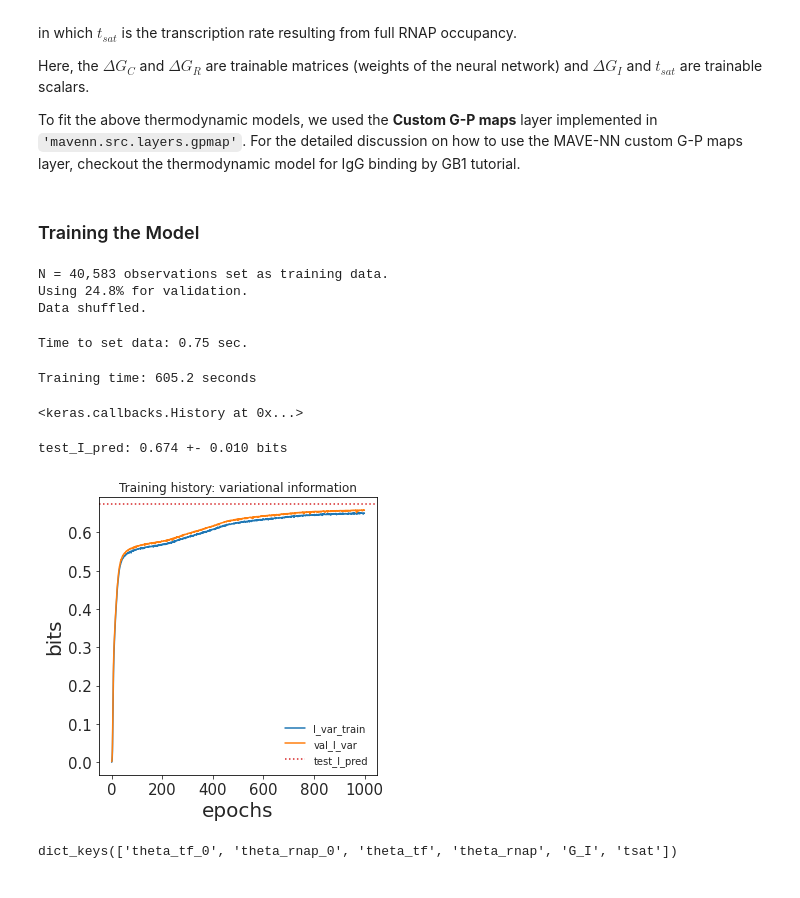
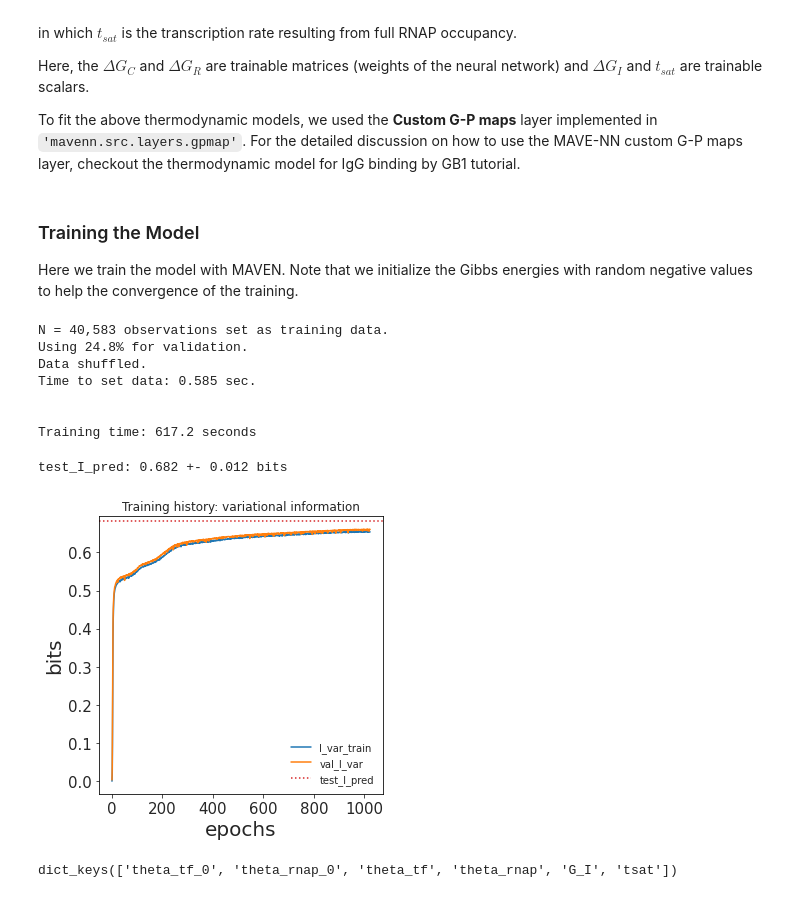
Before and after one commit to jbkinney/mavenn, a Jupyter notebook: docs/tutorials/5_promoter_biophysical_gpmaps.ipynb, the cells around one changed output. Saved outputs shown, nothing was run; the diff lists cells and outputs as text; code cells hidden in the pictures.

Commit message:
initialize the E coli lac with negative energies.

```diff
--- a/docs/tutorials/5_promoter_biophysical_gpmaps.ipynb
+++ b/docs/tutorials/5_promoter_biophysical_gpmaps.ipynb
@@ -173,7 +182,7 @@ class ThermodynamicLayer(CustomGPMapLayer):
         # define theta_TF_lc parameters
         theta_tf_shape = (1, self.L_tf, self.C)
         # initialize the theta_tf
-        theta_tf_init = np.random.randn(*theta_tf_shape)/np.sqrt(self.L_tf)
+        theta_tf_init = -np.random.randn(*theta_tf_shape)/np.sqrt(self.L_tf)
         # define the weights of the layer corresponds to theta_tf
         self.theta_tf = self.add_weight(name='theta_tf',
                                         shape=theta_tf_shape,
@@ -184,20 +193,19 @@ class ThermodynamicLayer(CustomGPMapLayer):
         # define theta_rnap parameters
         theta_rnap_shape = (1, self.L_rnap, self.C)
         # initialize the theta_rnap
-        theta_rnap_init = np.random.randn(
+        theta_rnap_init = -np.random.randn(
             *theta_rnap_shape)/np.sqrt(self.L_rnap)
         # define the weights of the layer corresponds to theta_rnap
         self.theta_rnap = self.add_weight(name='theta_rnap',
                                           shape=theta_rnap_shape,
-                                          initializer=Constant(
-                                              theta_rnap_init),
+                                          initializer=Constant(theta_rnap_init),
                                           trainable=True,
                                           regularizer=self.regularizer)
 
         # define trainable real number G_I, representing interaction Gibbs energy
         self.G_I = self.add_weight(name='G_I',
                                    shape=(1,),
-                                   initializer=Constant(0),
+                                   initializer=Constant(-4),
                                    trainable=True,
                                    regularizer=tf.keras.regularizers.L2(0))
         # define trainable real number tsat, representing the transcription for
@@ -263,8 +271,9 @@ class ThermodynamicLayer(CustomGPMapLayer):
         param_dict['G_I'] = np.float(self.G_I)
         param_dict['tsat'] = np.float(self.tsat)
         return param_dict
-# %% [markdown]
-### Training the Model
+# %% [markdown]
+### Training the Model
+Here we train the model with MAVEN. Note that we initialize the Gibbs energies with random negative values to help the convergence of the training.
 # %%
 # define custom gp_map parameters dictionary
 gpmap_kwargs = {'tf_start': 1,  # starting position of the CRP
@@ -281,61 +290,59 @@ model = mavenn.Model(L=L,
                      regression_type='MPA',
                      gpmap_type='custom',
                      gpmap_kwargs=gpmap_kwargs,
-                     custom_gpmap=ThermodynamicLayer)
+                     custom_gpmap=ThermodynamicLayer);
 
 # Set training data
 model.set_data(x=trainval_df['x'],
                y=trainval_df[y_cols],
                validation_flags=trainval_df['validation'],
-               shuffle=True)
+               shuffle=True);
 
-# # Fit model to data
-model.fit(learning_rate=.00025,
-          epochs=1000,
+# Fit model to data
+model.fit(learning_rate=5e-4,
+          epochs=2000,
           batch_size=100,
           early_stopping=True,
           early_stopping_patience=25,
           linear_initialization=False,
           verbose=False,
-          callbacks=[TqdmCallback(verbose=0)])
+          callbacks=[TqdmCallback(verbose=0)]);
 # %% [output]
 N = 40,583 observations set as training data.
 Using 24.8% for validation.
 Data shuffled.
+Time to set data: 0.585 sec.
+
+
+Training time: 617.2 seconds
-Time to set data: 0.75 sec.
-Training time: 605.2 seconds
-<keras.callbacks.History at 0x...>
 # %%
 # Compute predictive information on test data
 I_pred, dI_pred = model.I_predictive(x=test_df['x'], y=test_df[y_cols])
 print(f'test_I_pred: {I_pred:.3f} +- {dI_pred:.3f} bits')
 # %% [output]
-test_I_pred: 0.674 +- 0.010 bits
+test_I_pred: 0.682 +- 0.012 bits
 # %%
 # Create figure and axes for plotting
 fig, ax = plt.subplots(1, 1, figsize=[5, 5])
 
 # Plot I_var_train, the variational information on training data as a function of epoch
-ax.plot(model.history['I_var'],
-        label=r'I_var_train')
+ax.plot(model.history['I_var'], label=r'I_var_train')
 
 # Plot I_var_val, the variational information on validation data as a function of epoch
-ax.plot(model.history['val_I_var'],
-        label=r'val_I_var')
+ax.plot(model.history['val_I_var'], label=r'val_I_var')
 
 # Show I_pred_test, the predictive information of the final model on test data
-ax.axhline(I_pred, color='C3', linestyle=':',
-           label=r'test_I_pred')
+ax.axhline(I_pred, color='C3', linestyle=':', label=r'test_I_pred')
 
 # Style plot
 ax.set_xlabel('epochs')
 ax.set_ylabel('bits')
 ax.set_title('Training history: variational information')
 ax.legend()
 
 plt.tight_layout()
 # %% [output]
-[figure, old version]
+[figure, new version]
 # %%
 # Get the trained model parameters
 # Retrieve G-P map parameter dict and view dict keys
```
Also changed, not shown: parts of 3 cells of this notebook.
